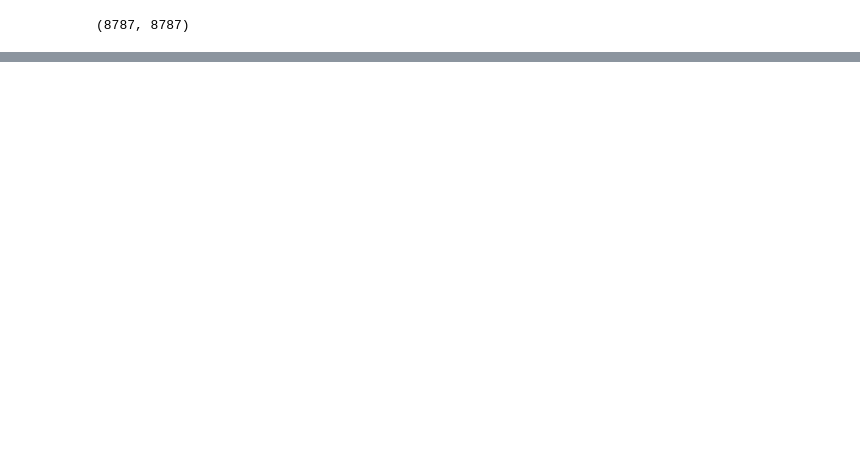
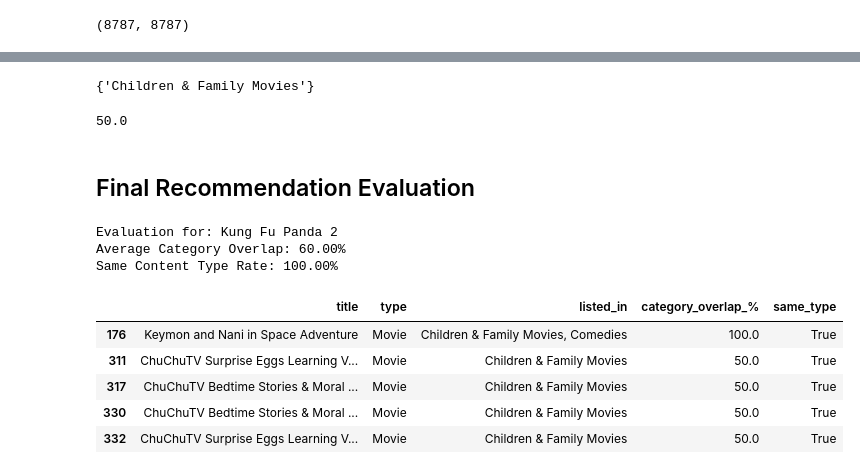
Before and after one commit to ahmedmamdouh111/Netflix-data-science-internship, a Jupyter notebook: Netflix_Data_Science_Internship.ipynb, the cells around one changed output, grey strips where cells are left out. Cells and saved outputs as stored; diff of their text form; code cells hidden in the pictures; blank space fills up the shorter version.

```diff
--- a/Netflix_Data_Science_Internship.ipynb
+++ b/Netflix_Data_Science_Internship.ipynb
@@ -812,0 +897,24 @@ nothing to commit, working tree clean
+# %%
+def recommendation_system(title, top_n=5):
+    matches = rec_data[
+        rec_data['title'].str.lower() == title.lower()]
+    if matches.empty:
+        return "Title not found in the dataset."
+
+    movie_index = matches.index[0]
+
+    similarity_scores = cosine_sim[movie_index]
+    similarity_scores_with_index = list(enumerate(similarity_scores))
+
+    sorted_scores = sorted(
+    similarity_scores_with_index,
+    key=lambda x: x[1],
+    reverse=True)
+
+    top_scores = sorted_scores[1:top_n + 1]
+
+    recommended_indices = [index for index, score in top_scores]
+
+    return rec_data.loc[
+    recommended_indices,
+    ['title', 'type', 'listed_in']]
@@ -812,0 +949,9 @@ nothing to commit, working tree clean
+# %%
+target_categories = set(
+    rec_data.loc[
+        rec_data['title'] == 'Kung Fu Panda 2',
+        'listed_in'
+    ].iloc[0].split(', ')
+)
+
+target_categories
@@ -812,0 +960,9 @@ nothing to commit, working tree clean
+# %%
+recommended_categories = set(
+    rec_data.loc[
+        rec_data['title'] == 'Keymon and Nani in Space Adventure',
+        'listed_in'
+    ].iloc[0].split(', ')
+)
+
+recommended_categories
@@ -812,0 +981,23 @@ nothing to commit, working tree clean
+# %%
+recommended_categories2 = set(
+    rec_data.loc[
+        rec_data['title'] == 'ChuChuTV Surprise Eggs Learning Videos (Hindi)',
+        'listed_in'
+    ].iloc[0].split(', ')
+)
+
+recommended_categories2
+# %% [output]
+{'Children & Family Movies'}
+# %%
+category_overlap = (
+    len(target_categories.intersection(recommended_categories2))
+    /
+    len(target_categories.union(recommended_categories2))
+) * 100
+
+category_overlap
+# %% [output]
+50.0
+# %% [markdown]
+## Final Recommendation Evaluation
@@ -812,0 +1061,12 @@ nothing to commit, working tree clean
+# %%
+evaluate_recommendations("Kung Fu Panda 2")
+# %% [output]
+Evaluation for: Kung Fu Panda 2
+Average Category Overlap: 60.00%
+Same Content Type Rate: 100.00%
+|  | title | type | listed_in | category_overlap_% | same_type |
+| 176 | Keymon and Nani in Space Adventure | Movie | Children & Family Movies, Comedies | 100.0 | True |
+| 311 | ChuChuTV Surprise Eggs Learning V... | Movie | Children & Family Movies | 50.0 | True |
+| 317 | ChuChuTV Bedtime Stories & Moral ... | Movie | Children & Family Movies | 50.0 | True |
+| 330 | ChuChuTV Bedtime Stories & Moral ... | Movie | Children & Family Movies | 50.0 | True |
+| 332 | ChuChuTV Surprise Eggs Learning V... | Movie | Children & Family Movies | 50.0 | True |
```
Also changed, not shown: parts of 30 cells of this notebook.
